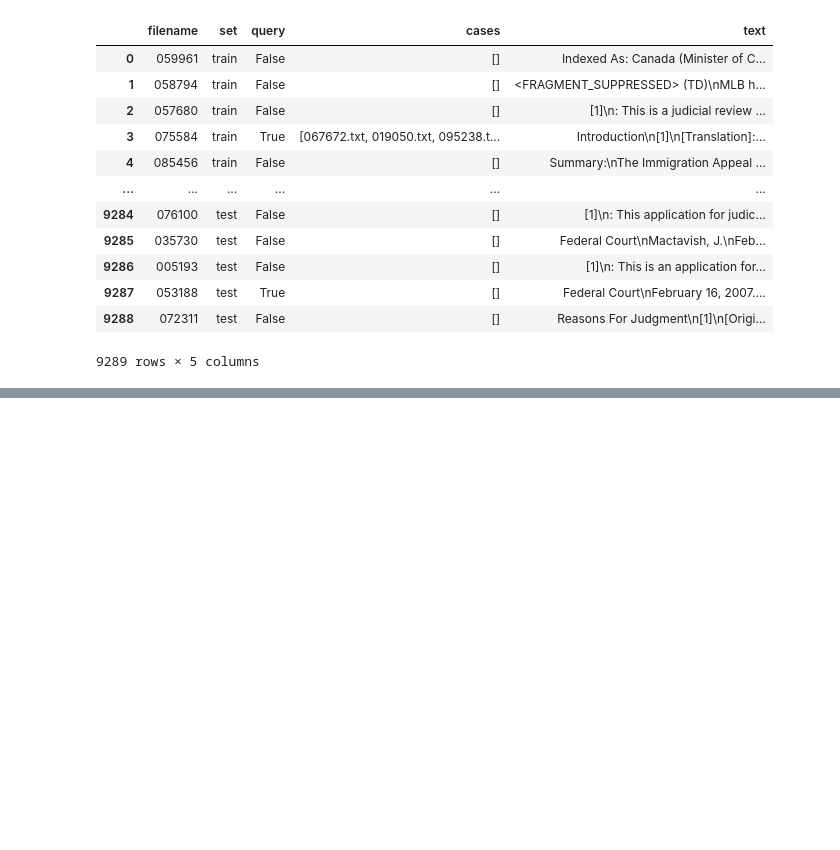
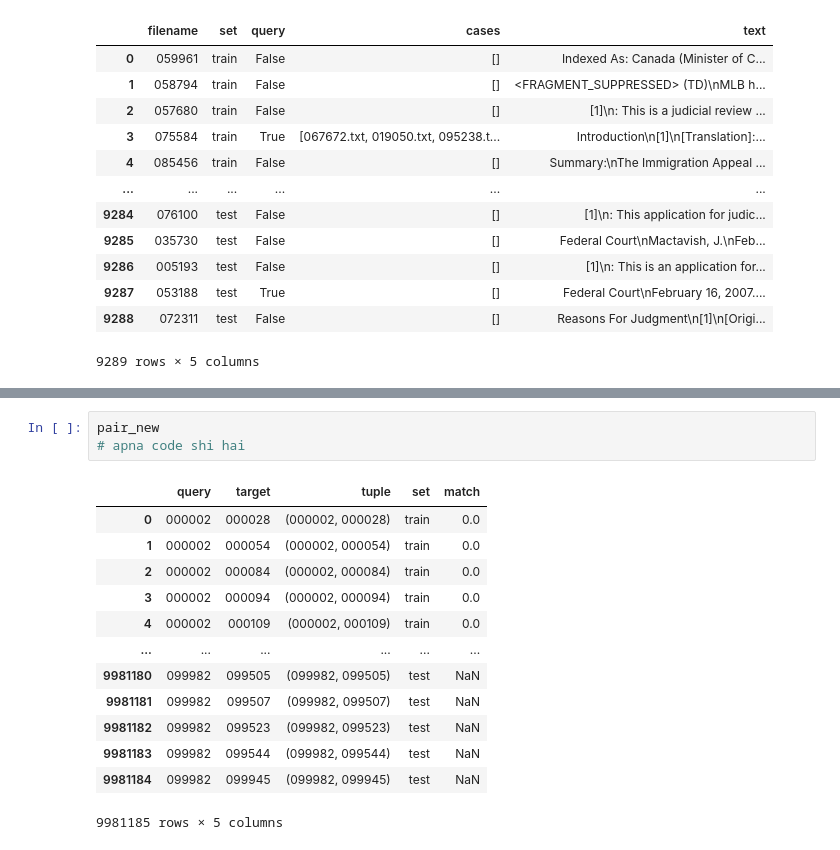
Before and after one commit to kritiarora2003/information_retrieval_kbc, a Jupyter notebook: new_main.ipynb, the cells around one changed output, grey strips where cells are left out. Drawn from its saved outputs; the diff is of its cells as text; blank space fills up the shorter version.

```diff
--- a/new_main.ipynb
+++ b/new_main.ipynb
@@ -515,0 +526,17 @@ new_df.to_pickle("top_50_union.pkl")
+# %%
+pair_new
+# apna code shi hai
+# %% [output]
+|  | query | target | tuple | set | match |
+| 0 | 000002 | 000028 | (000002, 000028) | train | 0.0 |
+| 1 | 000002 | 000054 | (000002, 000054) | train | 0.0 |
+| 2 | 000002 | 000084 | (000002, 000084) | train | 0.0 |
+| 3 | 000002 | 000094 | (000002, 000094) | train | 0.0 |
+| 4 | 000002 | 000109 | (000002, 000109) | train | 0.0 |
+| ... | ... | ... | ... | ... | ... |
+| 9981180 | 099982 | 099505 | (099982, 099505) | test | NaN |
+| 9981181 | 099982 | 099507 | (099982, 099507) | test | NaN |
+| 9981182 | 099982 | 099523 | (099982, 099523) | test | NaN |
+| 9981183 | 099982 | 099544 | (099982, 099544) | test | NaN |
+| 9981184 | 099982 | 099945 | (099982, 099945) | test | NaN |
+9981185 rows × 5 columns
```
Also changed, not shown: parts of 22 cells of this notebook, 2 other files.
